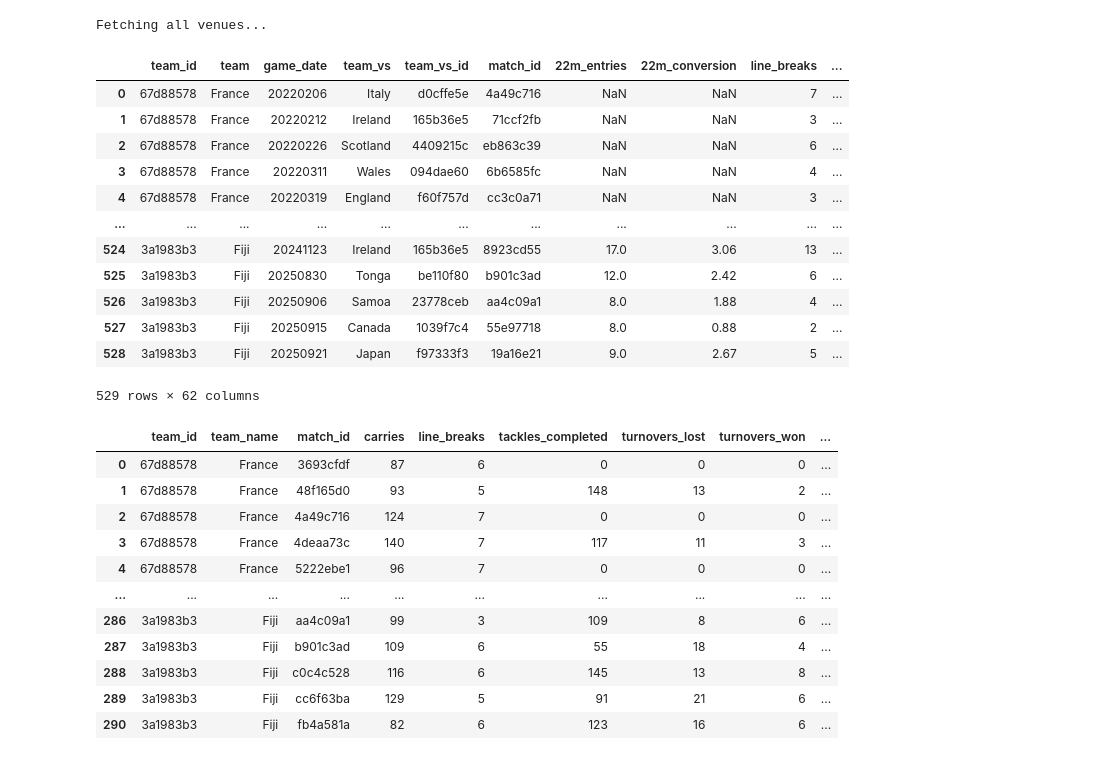
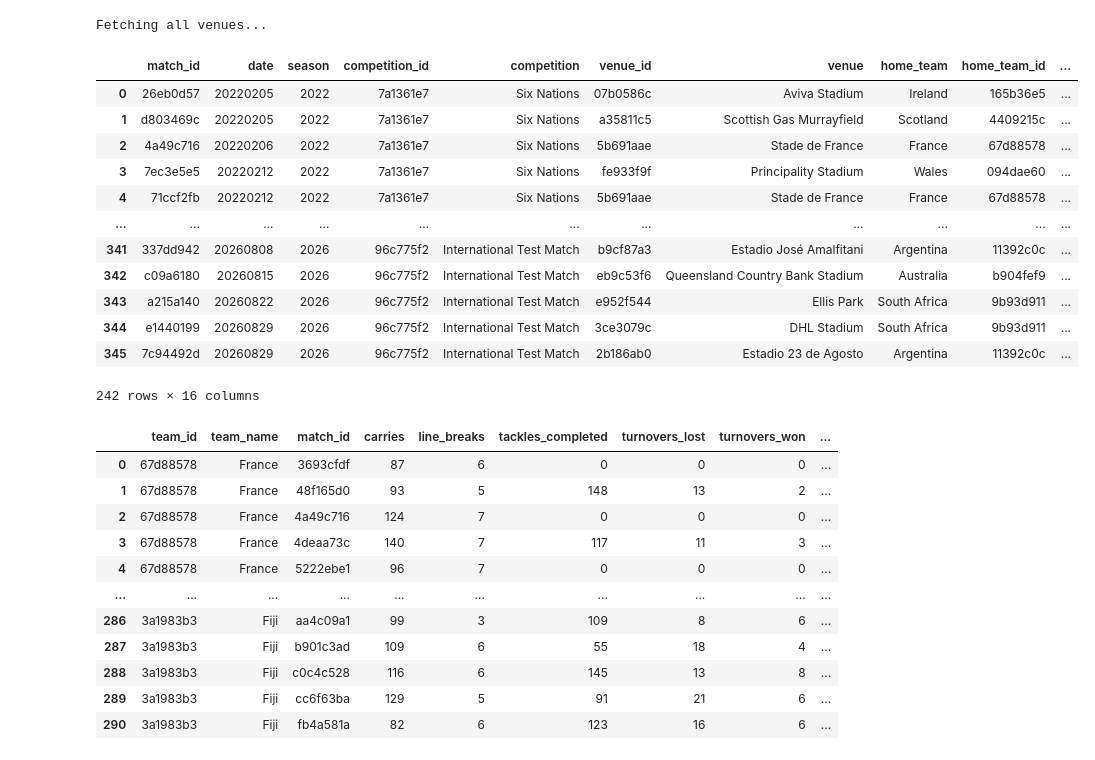
Before and after one commit to mycycler22/ghost_of_eden_park, a Jupyter notebook: analysis.ipynb, the cells around one changed output. Saved outputs shown, nothing was run; the diff lists cells and outputs as text; code cells hidden in the pictures.

```diff
--- a/analysis.ipynb
+++ b/analysis.ipynb
@@ -43,28 +45,46 @@ team_stats = pd.read_excel("team_stats.xlsx")
 venues = fetch_all_venues()
 # %% [output]
 Fetching all venues...
-# %%
-team_stats
-# %% [output]
-|  | team_id | team | game_date | team_vs | team_vs_id | match_id | 22m_entries | 22m_conversion | line_breaks | ... |
-| 0 | 67d88578 | France | 20220206 | Italy | d0cffe5e | 4a49c716 | NaN | NaN | 7 | ... |
-| 1 | 67d88578 | France | 20220212 | Ireland | 165b36e5 | 71ccf2fb | NaN | NaN | 3 | ... |
-| 2 | 67d88578 | France | 20220226 | Scotland | 4409215c | eb863c39 | NaN | NaN | 6 | ... |
-| 3 | 67d88578 | France | 20220311 | Wales | 094dae60 | 6b6585fc | NaN | NaN | 4 | ... |
-| 4 | 67d88578 | France | 20220319 | England | f60f757d | cc3c0a71 | NaN | NaN | 3 | ... |
-| ... | ... | ... | ... | ... | ... | ... | ... | ... | ... | ... |
-| 524 | 3a1983b3 | Fiji | 20241123 | Ireland | 165b36e5 | 8923cd55 | 17.0 | 3.06 | 13 | ... |
-| 525 | 3a1983b3 | Fiji | 20250830 | Tonga | be110f80 | b901c3ad | 12.0 | 2.42 | 6 | ... |
-| 526 | 3a1983b3 | Fiji | 20250906 | Samoa | 23778ceb | aa4c09a1 | 8.0 | 1.88 | 4 | ... |
-| 527 | 3a1983b3 | Fiji | 20250915 | Canada | 1039f7c4 | 55e97718 | 8.0 | 0.88 | 2 | ... |
-| 528 | 3a1983b3 | Fiji | 20250921 | Japan | f97333f3 | 19a16e21 | 9.0 | 2.67 | 5 | ... |
-529 rows × 62 columns
+# %%
+## Only considering test matches between Tier 1 Nations
+
+test_matches = test_matches[test_matches['home_team'].isin(test_nations['team_name']) &
+                            test_matches['away_team'].isin(test_nations['team_name'])]
+# %%
+## Removal of Fiji - no national stadium where they're the home team
+
+test_matches = test_matches[test_matches['home_team'] != "Fiji"]
 # %%
-test_match_results = test_matches[['match_id', 'date', 'season', 'venue_id', 'venue', 'home_team',
-                                    'home_team_id', 'away_team', 'away_team_id', 'home_score', 'away_score']]
+test_match_results = test_matches[['match_id', 'date', 'season', 'competition_id', 'competition', 'venue_id', 'venue',
+                                    'home_team', 'home_team_id', 'away_team', 'away_team_id', 'home_score', 'away_score']]
 
 test_match_results['winner'] = np.where(test_match_results['home_score'] > test_match_results['away_score'],
                                         test_match_results['home_team'], test_match_results['away_team'])
 
+test_match_results['home_team_win'] = np.where(test_match_results['winner'] == test_match_results['home_team'], 1, 0)
 
-test_match_results
+test_match_results['neutral_match'] = np.where((test_match_results['competition'] == "Rugby World Cup") &
+                                                (test_match_results['home_team'] != "France"),
+                                                "neutral", "NA")
+
+## test_match_results - all tests including neutral matches
+
+home_away_tests = test_match_results[test_match_results['neutral_match'] != "neutral"]
+
+home_away_tests
+
+## home_away_tests - test matches where there is a clear home/away distinction. Ignores neutral-site
+# %% [output]
+|  | match_id | date | season | competition_id | competition | venue_id | venue | home_team | home_team_id | ... |
+| 0 | 26eb0d57 | 20220205 | 2022 | 7a1361e7 | Six Nations | 07b0586c | Aviva Stadium | Ireland | 165b36e5 | ... |
+| 1 | d803469c | 20220205 | 2022 | 7a1361e7 | Six Nations | a35811c5 | Scottish Gas Murrayfield | Scotland | 4409215c | ... |
+| 2 | 4a49c716 | 20220206 | 2022 | 7a1361e7 | Six Nations | 5b691aae | Stade de France | France | 67d88578 | ... |
+| 3 | 7ec3e5e5 | 20220212 | 2022 | 7a1361e7 | Six Nations | fe933f9f | Principality Stadium | Wales | 094dae60 | ... |
+| 4 | 71ccf2fb | 20220212 | 2022 | 7a1361e7 | Six Nations | 5b691aae | Stade de France | France | 67d88578 | ... |
+| ... | ... | ... | ... | ... | ... | ... | ... | ... | ... | ... |
+| 341 | 337dd942 | 20260808 | 2026 | 96c775f2 | International Test Match | b9cf87a3 | Estadio José Amalfitani | Argentina | 11392c0c | ... |
+| 342 | c09a6180 | 20260815 | 2026 | 96c775f2 | International Test Match | eb9c53f6 | Queensland Country Bank Stadium | Australia | b904fef9 | ... |
+| 343 | a215a140 | 20260822 | 2026 | 96c775f2 | International Test Match | e952f544 | Ellis Park | South Africa | 9b93d911 | ... |
+| 344 | e1440199 | 20260829 | 2026 | 96c775f2 | International Test Match | 3ce3079c | DHL Stadium | South Africa | 9b93d911 | ... |
+| 345 | 7c94492d | 20260829 | 2026 | 96c775f2 | International Test Match | 2b186ab0 | Estadio 23 de Agosto | Argentina | 11392c0c | ... |
+242 rows × 16 columns
```
Also changed, not shown: parts of 9 cells of this notebook.
